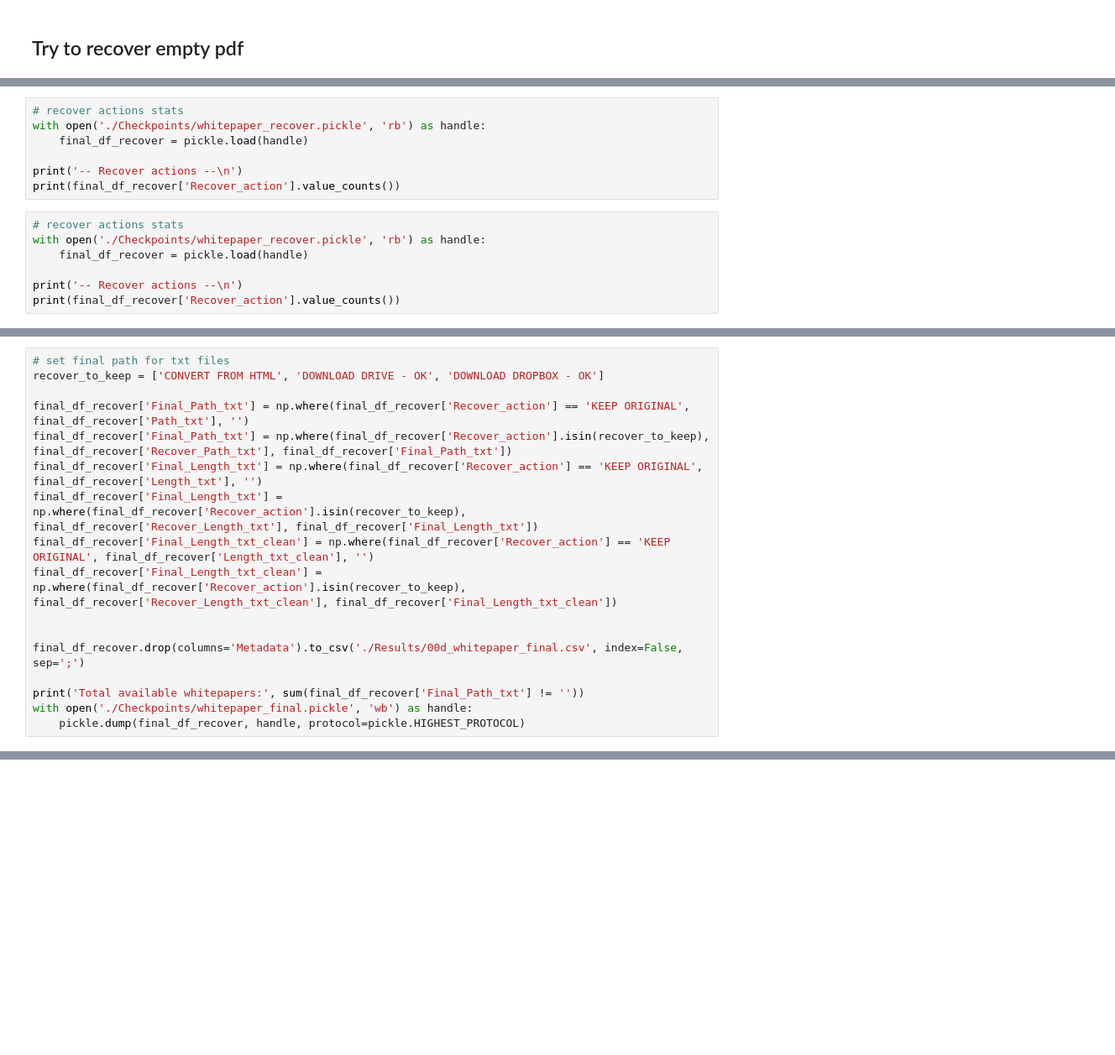
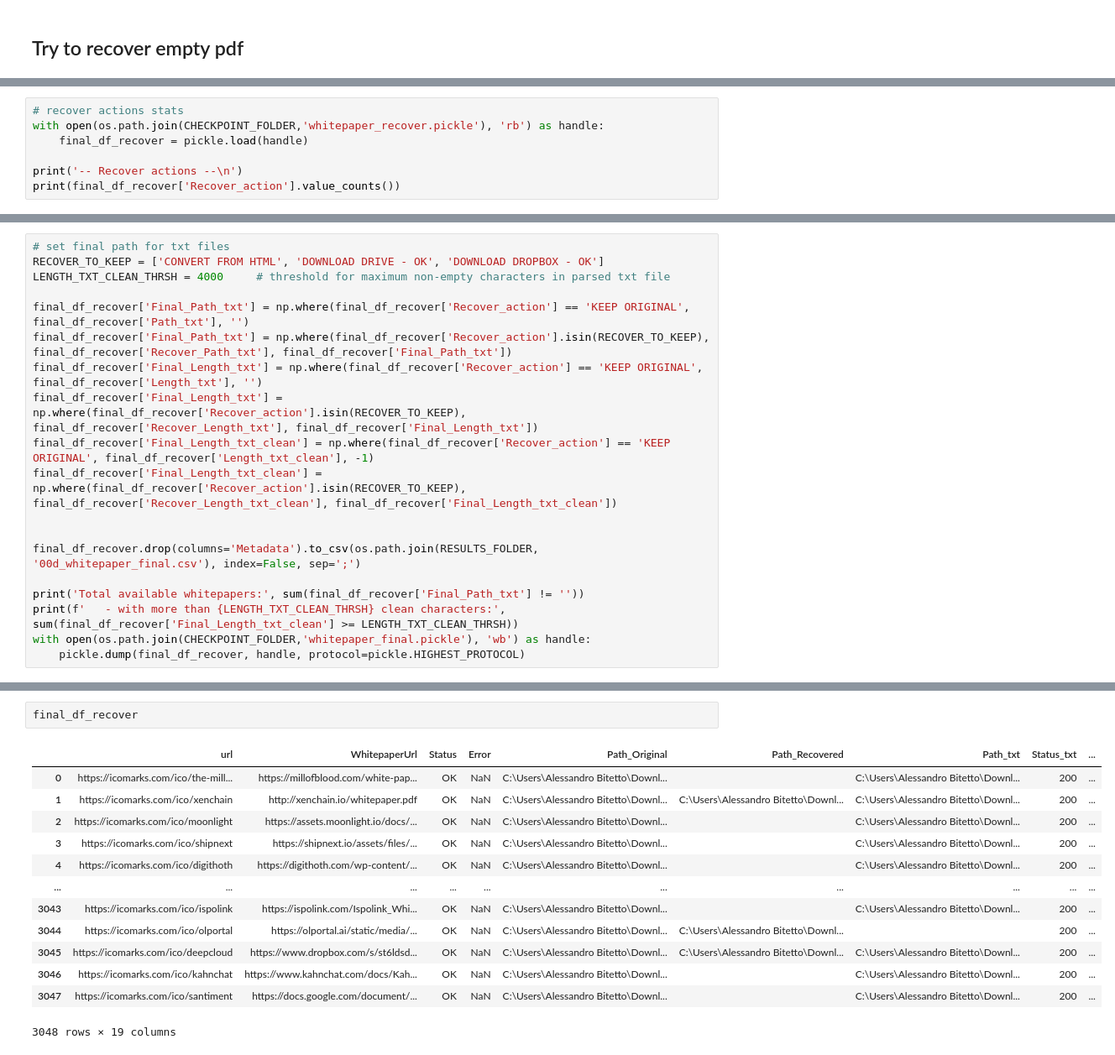
Before and after one commit to AleBitetto/ICOs, a Jupyter notebook: Download and parse whitepapers.ipynb, the cells around one changed output, grey strips where cells are left out. Shown at 84% size. Cells and saved outputs as stored; diff of their text form; blank space fills up the shorter version.

Commit message:
fixed whitepaper download and ICOmarks scraping and formatting

```diff
--- a/Download and parse whitepapers.ipynb
+++ b/Download and parse whitepapers.ipynb
@@ -407,14 +406,0 @@ Total elapsed time: 2:40:53
-# %%
-# recover actions stats
-with open('./Checkpoints/whitepaper_recover.pickle', 'rb') as handle:
-    final_df_recover = pickle.load(handle)
-
-print('-- Recover actions --\n')
-print(final_df_recover['Recover_action'].value_counts())
-# %%
-# recover actions stats
-with open('./Checkpoints/whitepaper_recover.pickle', 'rb') as handle:
-    final_df_recover = pickle.load(handle)
-
-print('-- Recover actions --\n')
-print(final_df_recover['Recover_action'].value_counts())
@@ -433,0 +407,7 @@ Name: Recover_action, dtype: int64
+# %%
+# recover actions stats
+with open(os.path.join(CHECKPOINT_FOLDER,'whitepaper_recover.pickle'), 'rb') as handle:
+    final_df_recover = pickle.load(handle)
+
+print('-- Recover actions --\n')
+print(final_df_recover['Recover_action'].value_counts())
@@ -434,18 +428,20 @@ Name: Recover_action, dtype: int64
 # %%
 # set final path for txt files
-recover_to_keep = ['CONVERT FROM HTML', 'DOWNLOAD DRIVE - OK', 'DOWNLOAD DROPBOX - OK']
+RECOVER_TO_KEEP = ['CONVERT FROM HTML', 'DOWNLOAD DRIVE - OK', 'DOWNLOAD DROPBOX - OK']
+LENGTH_TXT_CLEAN_THRSH = 4000     # threshold for maximum non-empty characters in parsed txt file
 
 final_df_recover['Final_Path_txt'] = np.where(final_df_recover['Recover_action'] == 'KEEP ORIGINAL', final_df_recover['Path_txt'], '')
-final_df_recover['Final_Path_txt'] = np.where(final_df_recover['Recover_action'].isin(recover_to_keep), final_df_recover['Recover_Path_txt'], final_df_recover['Final_Path_txt'])
+final_df_recover['Final_Path_txt'] = np.where(final_df_recover['Recover_action'].isin(RECOVER_TO_KEEP), final_df_recover['Recover_Path_txt'], final_df_recover['Final_Path_txt'])
 final_df_recover['Final_Length_txt'] = np.where(final_df_recover['Recover_action'] == 'KEEP ORIGINAL', final_df_recover['Length_txt'], '')
-final_df_recover['Final_Length_txt'] = np.where(final_df_recover['Recover_action'].isin(recover_to_keep), final_df_recover['Recover_Length_txt'], final_df_recover['Final_Length_txt'])
-final_df_recover['Final_Length_txt_clean'] = np.where(final_df_recover['Recover_action'] == 'KEEP ORIGINAL', final_df_recover['Length_txt_clean'], '')
-final_df_recover['Final_Length_txt_clean'] = np.where(final_df_recover['Recover_action'].isin(recover_to_keep), final_df_recover['Recover_Length_txt_clean'], final_df_recover['Final_Length_txt_clean'])
+final_df_recover['Final_Length_txt'] = np.where(final_df_recover['Recover_action'].isin(RECOVER_TO_KEEP), final_df_recover['Recover_Length_txt'], final_df_recover['Final_Length_txt'])
+final_df_recover['Final_Length_txt_clean'] = np.where(final_df_recover['Recover_action'] == 'KEEP ORIGINAL', final_df_recover['Length_txt_clean'], -1)
+final_df_recover['Final_Length_txt_clean'] = np.where(final_df_recover['Recover_action'].isin(RECOVER_TO_KEEP), final_df_recover['Recover_Length_txt_clean'], final_df_recover['Final_Length_txt_clean'])
 
 
-final_df_recover.drop(columns='Metadata').to_csv('./Results/00d_whitepaper_final.csv', index=False, sep=';')
+final_df_recover.drop(columns='Metadata').to_csv(os.path.join(RESULTS_FOLDER, '00d_whitepaper_final.csv'), index=False, sep=';')
 
 print('Total available whitepapers:', sum(final_df_recover['Final_Path_txt'] != ''))
-with open('./Checkpoints/whitepaper_final.pickle', 'wb') as handle:
+print(f'   - with more than {LENGTH_TXT_CLEAN_THRSH} clean characters:', sum(final_df_recover['Final_Length_txt_clean'] >= LENGTH_TXT_CLEAN_THRSH))
+with open(os.path.join(CHECKPOINT_FOLDER,'whitepaper_final.pickle'), 'wb') as handle:
     pickle.dump(final_df_recover, handle, protocol=pickle.HIGHEST_PROTOCOL)
 # %% [output]
@@ -461,0 +470,16 @@ final_df_recover.head(5)
+# %%
+final_df_recover
+# %% [output]
+|  | url | WhitepaperUrl | Status | Error | Path_Original | Path_Recovered | Path_txt | Status_txt | ... |
+| 0 | https://icomarks.com/ico/the-mill... | https://millofblood.com/white-pap... | OK | NaN | C:\Users\Alessandro Bitetto\Downl... |  | C:\Users\Alessandro Bitetto\Downl... | 200 | ... |
+| 1 | https://icomarks.com/ico/xenchain | http://xenchain.io/whitepaper.pdf | OK | NaN | C:\Users\Alessandro Bitetto\Downl... | C:\Users\Alessandro Bitetto\Downl... | C:\Users\Alessandro Bitetto\Downl... | 200 | ... |
+| 2 | https://icomarks.com/ico/moonlight | https://assets.moonlight.io/docs/... | OK | NaN | C:\Users\Alessandro Bitetto\Downl... |  | C:\Users\Alessandro Bitetto\Downl... | 200 | ... |
+| 3 | https://icomarks.com/ico/shipnext | https://shipnext.io/assets/files/... | OK | NaN | C:\Users\Alessandro Bitetto\Downl... |  | C:\Users\Alessandro Bitetto\Downl... | 200 | ... |
+| 4 | https://icomarks.com/ico/digithoth | https://digithoth.com/wp-content/... | OK | NaN | C:\Users\Alessandro Bitetto\Downl... |  | C:\Users\Alessandro Bitetto\Downl... | 200 | ... |
+| ... | ... | ... | ... | ... | ... | ... | ... | ... | ... |
+| 3043 | https://icomarks.com/ico/ispolink | https://ispolink.com/Ispolink_Whi... | OK | NaN | C:\Users\Alessandro Bitetto\Downl... |  | C:\Users\Alessandro Bitetto\Downl... | 200 | ... |
+| 3044 | https://icomarks.com/ico/olportal | https://olportal.ai/static/media/... | OK | NaN | C:\Users\Alessandro Bitetto\Downl... | C:\Users\Alessandro Bitetto\Downl... |  | 200 | ... |
+| 3045 | https://icomarks.com/ico/deepcloud | https://www.dropbox.com/s/st6ldsd... | OK | NaN | C:\Users\Alessandro Bitetto\Downl... | C:\Users\Alessandro Bitetto\Downl... | C:\Users\Alessandro Bitetto\Downl... | 200 | ... |
+| 3046 | https://icomarks.com/ico/kahnchat | https://www.kahnchat.com/docs/Kah... | OK | NaN | C:\Users\Alessandro Bitetto\Downl... |  | C:\Users\Alessandro Bitetto\Downl... | 200 | ... |
+| 3047 | https://icomarks.com/ico/santiment | https://docs.google.com/document/... | OK | NaN | C:\Users\Alessandro Bitetto\Downl... |  | C:\Users\Alessandro Bitetto\Downl... | 200 | ... |
+3048 rows × 19 columns
```
Also changed, not shown: parts of 14 cells of this notebook, 1 other file.
